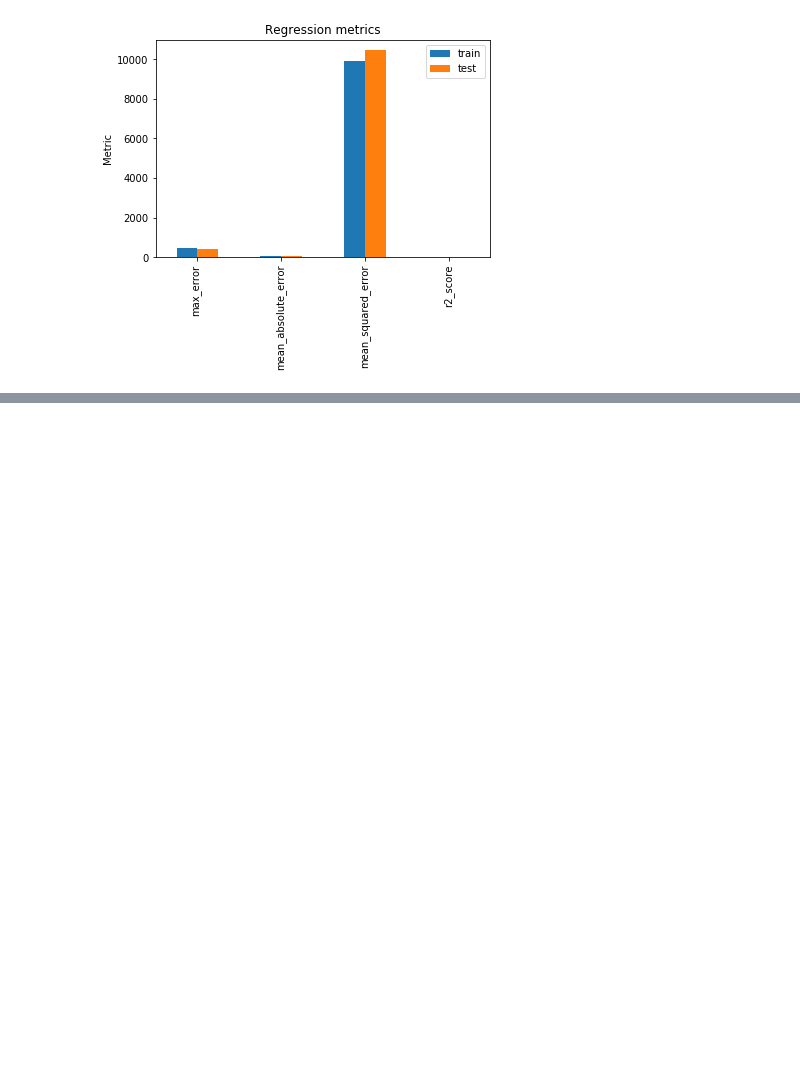
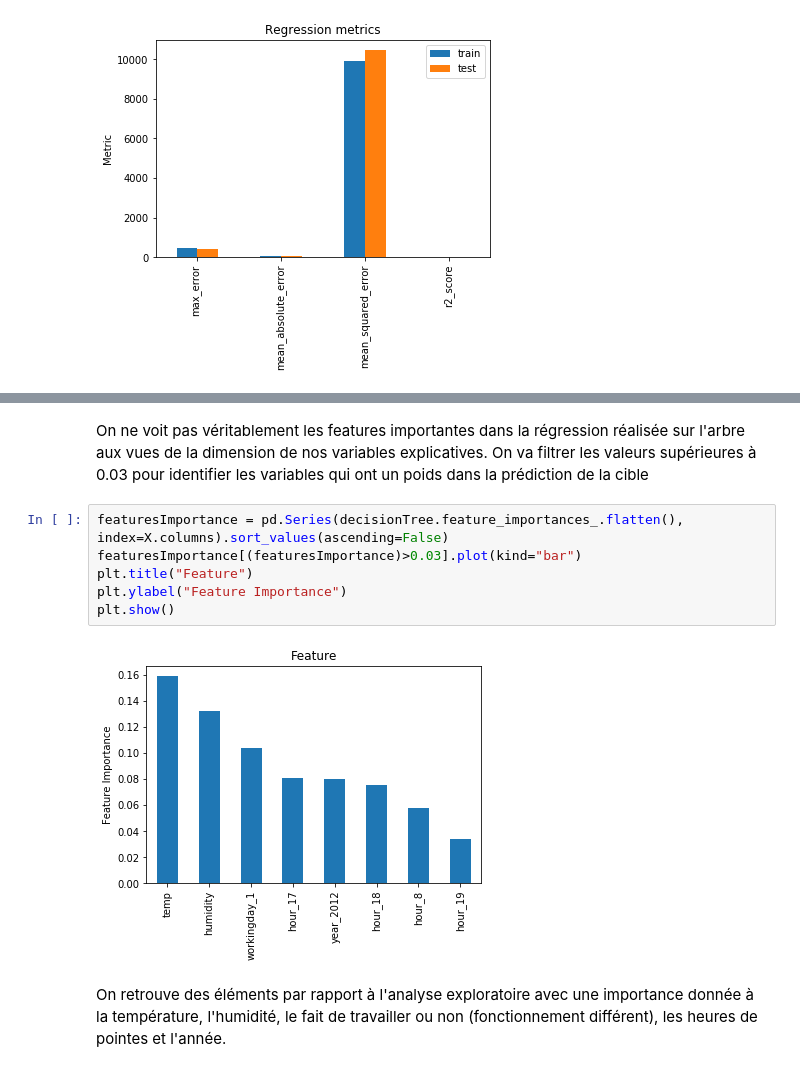
Before and after one commit to anthonymoisan/Predict_Bicycle, a Jupyter notebook: src/project_bicycle.ipynb, the cells around one changed output, grey strips where cells are left out. Drawn from its saved outputs; the diff is of its cells as text; blank space fills up the shorter version.

```diff
--- a/src/project_bicycle.ipynb
+++ b/src/project_bicycle.ipynb
@@ -971 +1035,13 @@ Score sur le test : 0.6872988756151925
+# %% [markdown]
+On ne voit pas véritablement les features importantes dans la régression réalisée sur l'arbre aux vues de la dimension de nos variables explicatives. On va filtrer les valeurs supérieures à 0.03 pour identifier les variables qui ont un poids dans la prédiction de la cible
+# %%
+featuresImportance = pd.Series(decisionTree.feature_importances_.flatten(), index=X.columns).sort_values(ascending=False)
+featuresImportance[(featuresImportance)>0.03].plot(kind="bar")
+plt.title("Feature")
+plt.ylabel("Feature Importance")
+plt.show()
+# %% [output]
+[figure, added]
+# %% [markdown]
+On retrouve des éléments par rapport à l'analyse exploratoire avec une importance donnée à la température, l'humidité, le fait de travailler ou non (fonctionnement différent), les heures de pointes et l'année.
 # %%
```
Also changed, not shown: parts of 34 cells of this notebook, 1 other file.
